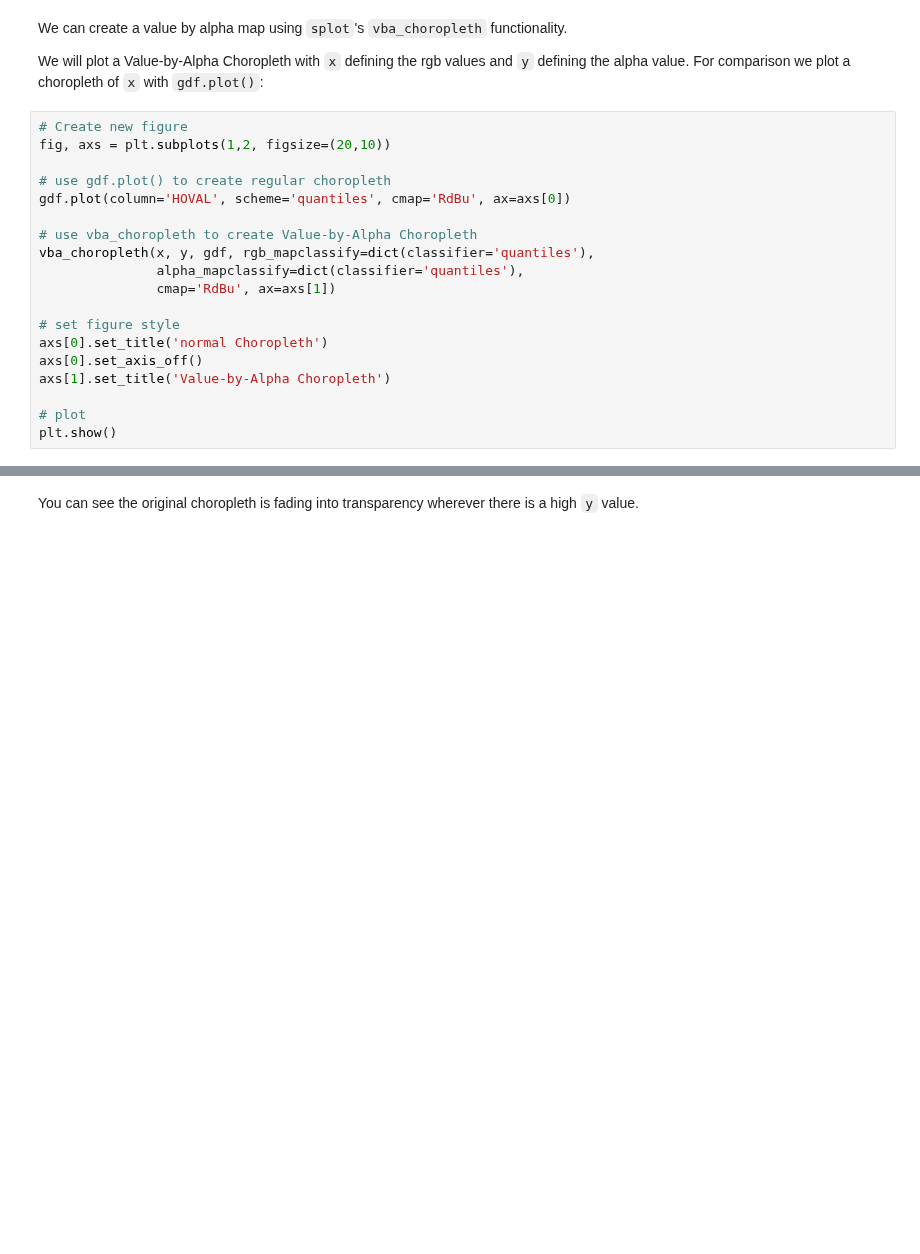
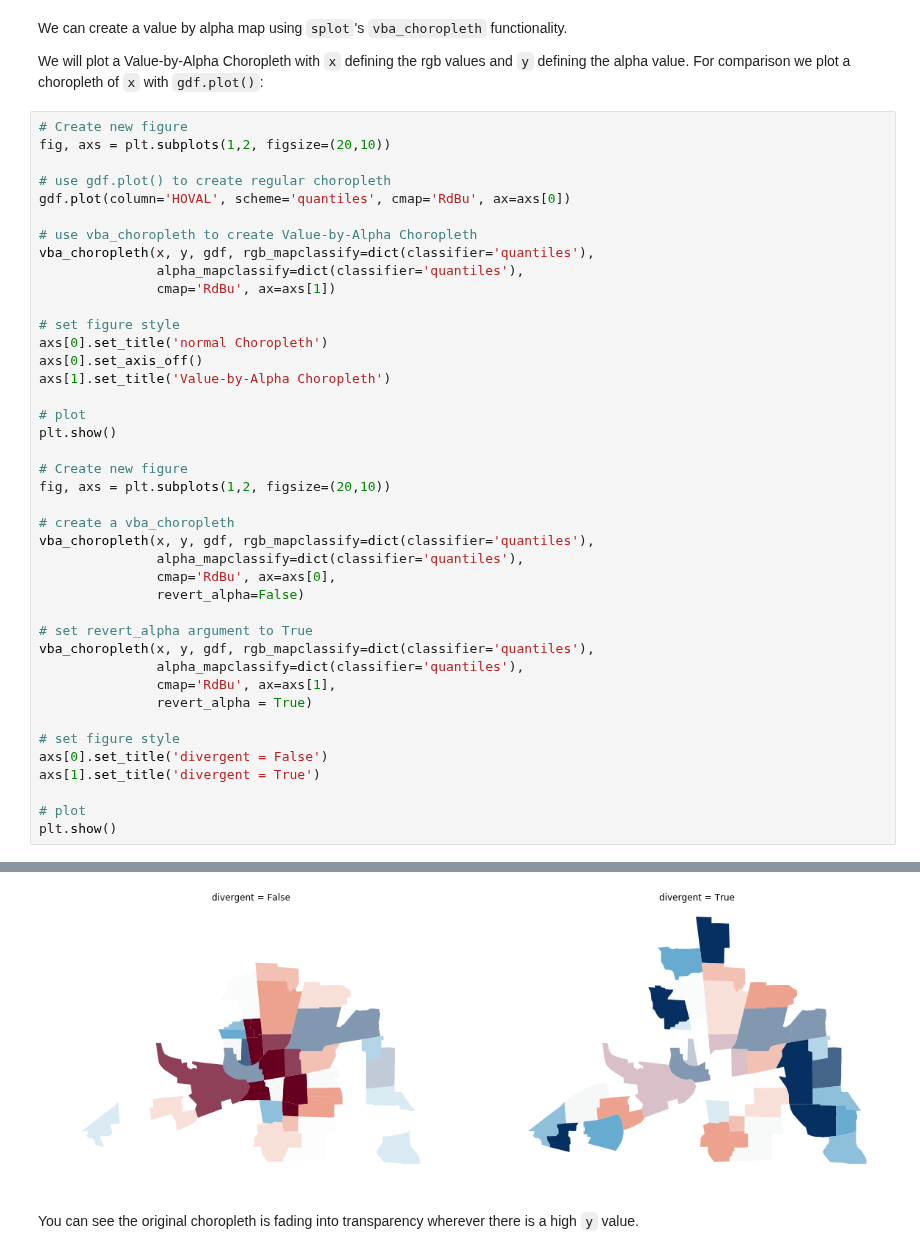
Before and after one commit to pysal/splot, a Jupyter notebook: notebooks/mapping_vba.ipynb, the cells around one changed output, grey strips where cells are left out. Cells and saved outputs as stored; diff of their text form; blank space fills up the shorter version.

```diff
--- a/notebooks/mapping_vba.ipynb
+++ b/notebooks/mapping_vba.ipynb
@@ -47,24 +47,47 @@ We will plot a Value-by-Alpha Choropleth with `x` defining the rgb values and `y
 # %%
 # Create new figure
 fig, axs = plt.subplots(1,2, figsize=(20,10))
 
 # use gdf.plot() to create regular choropleth
 gdf.plot(column='HOVAL', scheme='quantiles', cmap='RdBu', ax=axs[0])
 
 # use vba_choropleth to create Value-by-Alpha Choropleth
 vba_choropleth(x, y, gdf, rgb_mapclassify=dict(classifier='quantiles'),
                alpha_mapclassify=dict(classifier='quantiles'),
                cmap='RdBu', ax=axs[1])
 
 # set figure style
 axs[0].set_title('normal Choropleth')
 axs[0].set_axis_off()
 axs[1].set_title('Value-by-Alpha Choropleth')
 
 # plot
 plt.show()
+
+# Create new figure
+fig, axs = plt.subplots(1,2, figsize=(20,10))
+
+# create a vba_choropleth
+vba_choropleth(x, y, gdf, rgb_mapclassify=dict(classifier='quantiles'),
+               alpha_mapclassify=dict(classifier='quantiles'),
+               cmap='RdBu', ax=axs[0],
+               revert_alpha=False)
+
+# set revert_alpha argument to True
+vba_choropleth(x, y, gdf, rgb_mapclassify=dict(classifier='quantiles'),
+               alpha_mapclassify=dict(classifier='quantiles'),
+               cmap='RdBu', ax=axs[1],
+               revert_alpha = True)
+
+# set figure style
+axs[0].set_title('divergent = False')
+axs[1].set_title('divergent = True')
+
+# plot
+plt.show()
 # %% [output]
 [figure]
+[figure, added]
 # %% [markdown]
 You can see the original choropleth is fading into transparency wherever there is a high `y` value.
 # %% [markdown]
```
Also changed, not shown: parts of 2 cells of this notebook.
